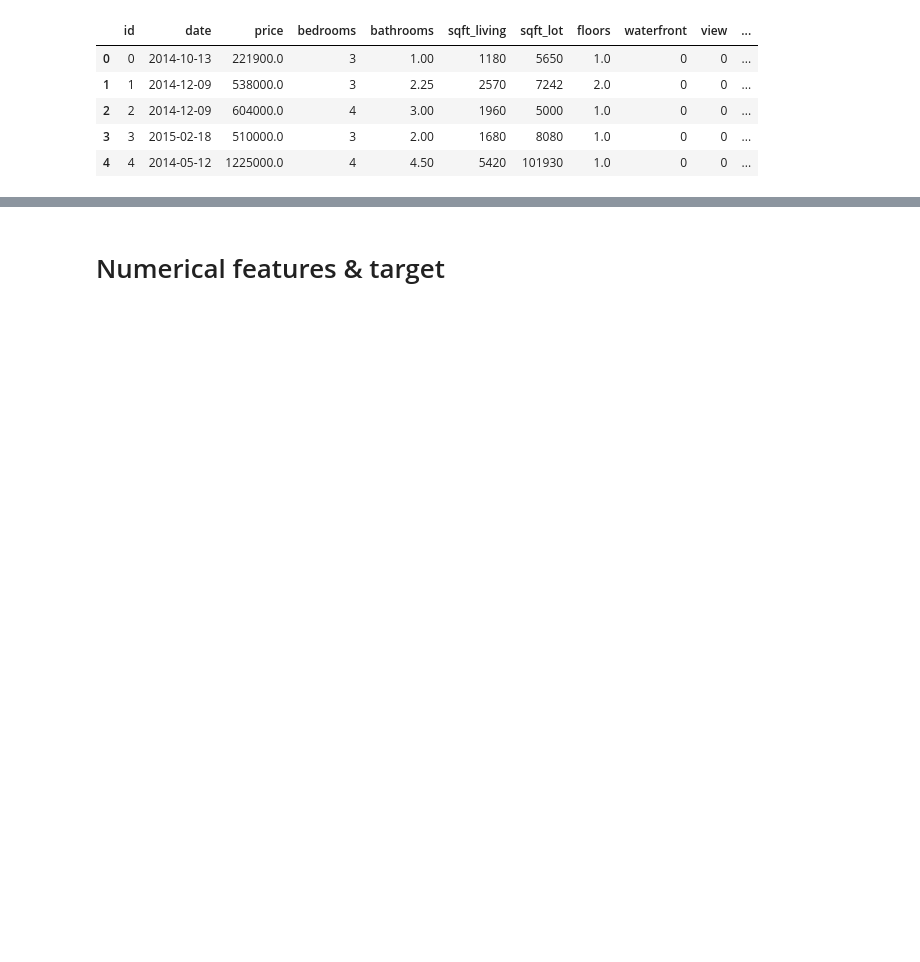
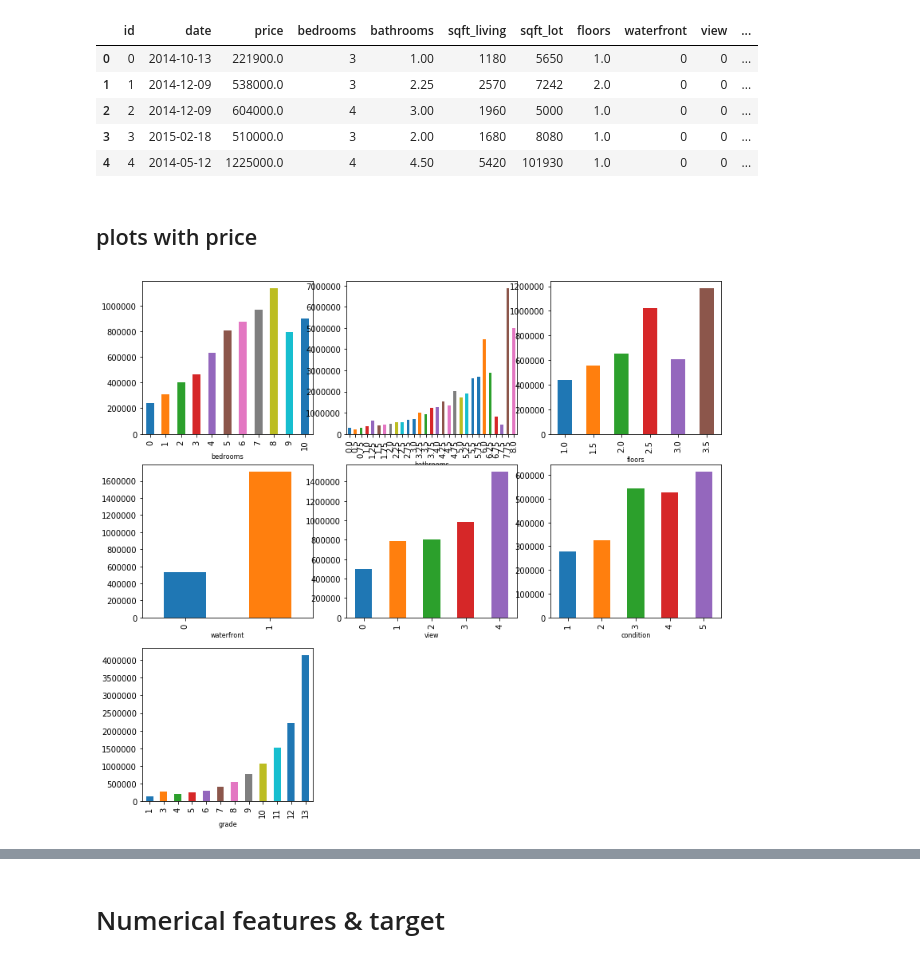
Before and after one commit to miniii222/kaggle, a Jupyter notebook: 2nd_kaggle_kr/code/01-2.relations_btw_target&featrues.ipynb, the cells around one changed output, grey strips where cells are left out. Saved outputs shown, nothing was run; the diff lists cells and outputs as text; code cells hidden in the pictures; blank space fills up the shorter version.

```diff
--- a/2nd_kaggle_kr/code/01-2.relations_btw_target&featrues.ipynb
+++ b/2nd_kaggle_kr/code/01-2.relations_btw_target&featrues.ipynb
@@ -365,3 +393,5 @@ km_predict.km_4_result.value_counts()
 Name: km_4_result, dtype: int64
+# %%
+train['km_4_result'] = km_predict['km_4_result']
 # %% [markdown]
 ### visualization on the map
@@ -389,3 +416,14 @@ train.head()
 | 2 | 2 | 2014-12-09 | 604000.0 | 4 | 3.00 | 1960 | 5000 | 1.0 | 0 | 0 | ... |
 | 3 | 3 | 2015-02-18 | 510000.0 | 3 | 2.00 | 1680 | 8080 | 1.0 | 0 | 0 | ... |
 | 4 | 4 | 2014-05-12 | 1225000.0 | 4 | 4.50 | 5420 | 101930 | 1.0 | 0 | 0 | ... |
+# %% [markdown]
+## plots with price
+# %%
+plt.figure(figsize = (13,12))
+for i in range(len(cat_var)) :
+    plt.subplot(3,3,i+1)
+    train.groupby(cat_var[i])['price'].mean().plot.bar()
+    plt.xlabel(cat_var[i],fontsize=8)
+plt.show()
+# %% [output]
+[figure, added]
```
Also changed, not shown: parts of 36 cells of this notebook.
